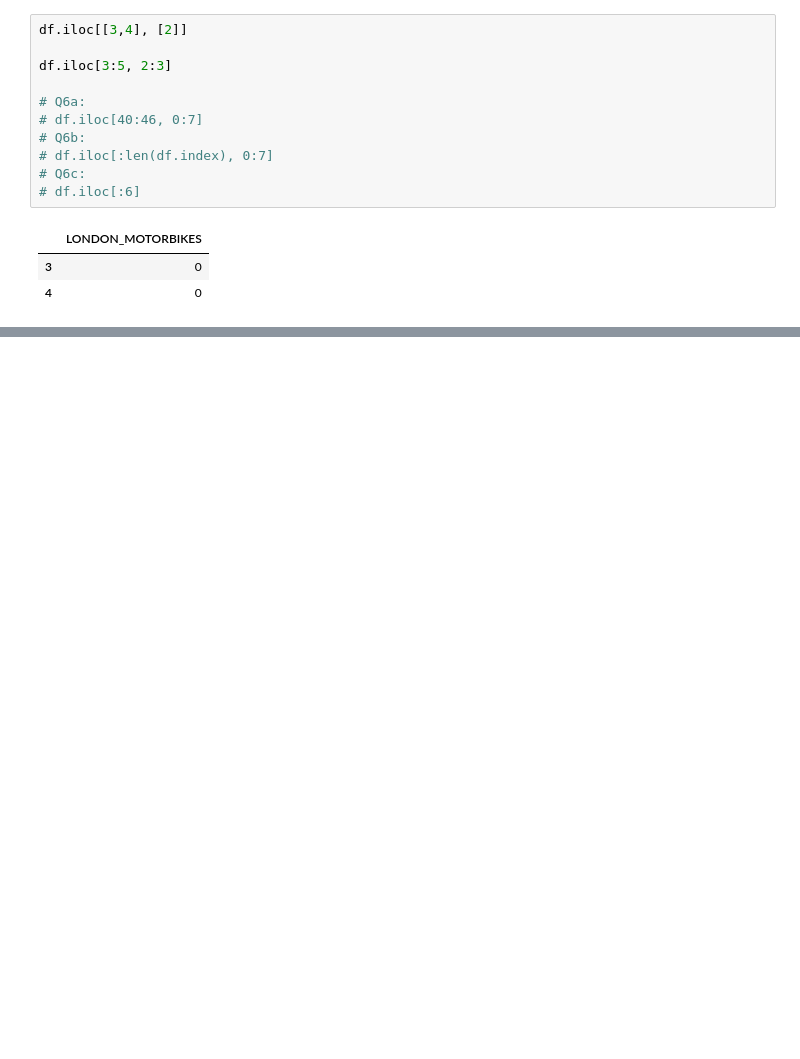
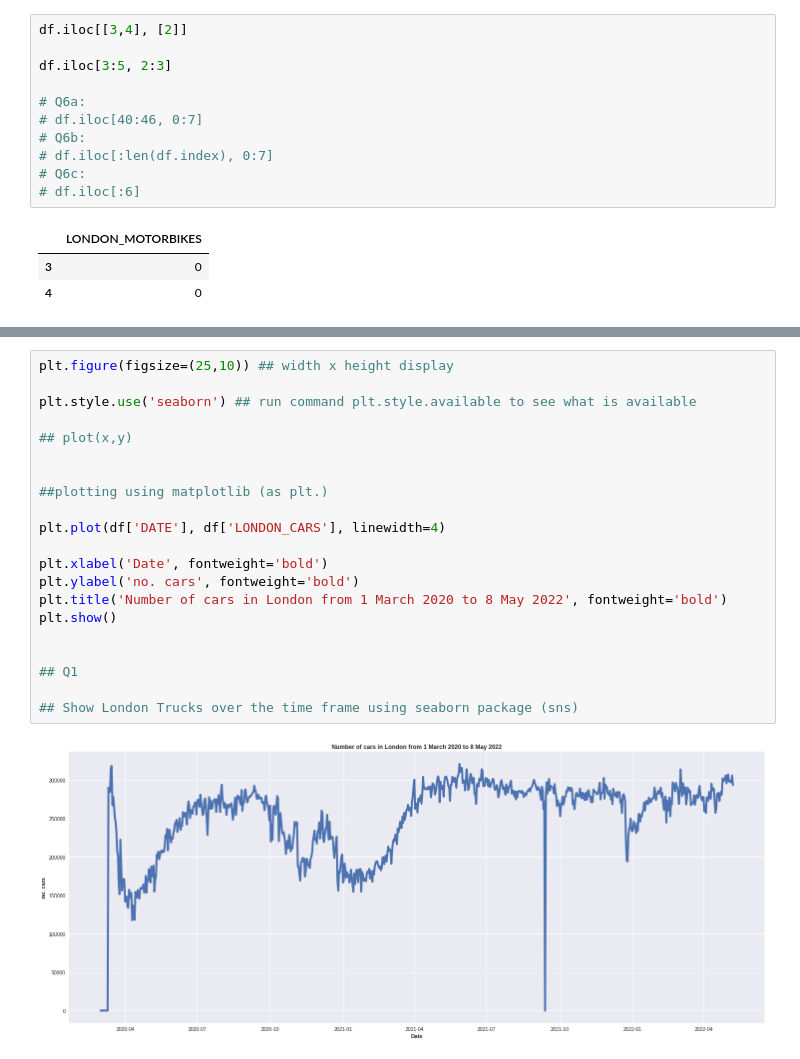
Before and after one commit to joliver-rsa/python-training, a Jupyter notebook: Welcome_to_Colaboratory.ipynb, the cells around one changed output, grey strips where cells are left out. Cells and saved outputs as stored; diff of their text form; blank space fills up the shorter version.

```diff
--- a/Welcome_to_Colaboratory.ipynb
+++ b/Welcome_to_Colaboratory.ipynb
@@ -191,0 +435,23 @@ df.loc[df['DATE'] == '2022-05-04']
+# %%
+plt.figure(figsize=(25,10)) ## width x height display
+
+plt.style.use('seaborn') ## run command plt.style.available to see what is available
+
+## plot(x,y)
+
+
+##plotting using matplotlib (as plt.)
+
+plt.plot(df['DATE'], df['LONDON_CARS'], linewidth=4)
+
+plt.xlabel('Date', fontweight='bold')
+plt.ylabel('no. cars', fontweight='bold')
+plt.title('Number of cars in London from 1 March 2020 to 8 May 2022', fontweight='bold')
+plt.show()
+
+
+## Q1
+
+## Show London Trucks over the time frame using seaborn package (sns)
+# %% [output]
+[figure, added]
```
Also changed, not shown: parts of 27 cells of this notebook.
